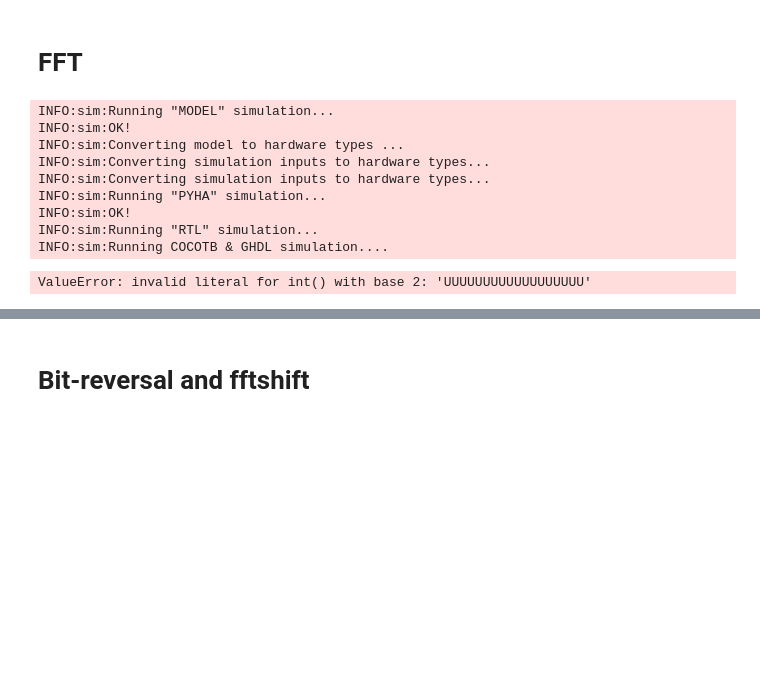
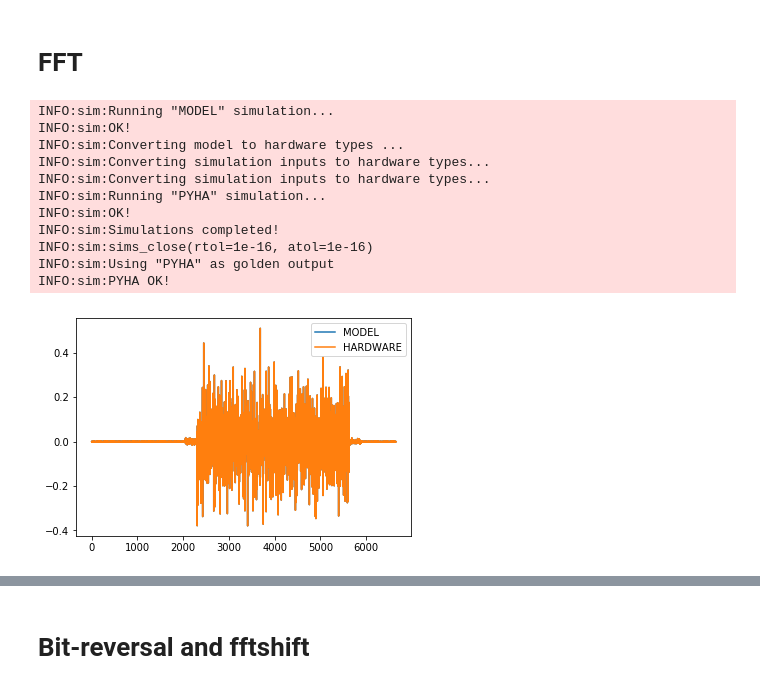
Before and after one commit to gasparka/pyhacores, a Jupyter notebook: under_construction/fft/doc/spectrogram.ipynb, the cells around one changed output, grey strips where cells are left out. Saved outputs shown, nothing was run; the diff lists cells and outputs as text; code cells hidden in the pictures; blank space fills up the shorter version.

```diff
--- a/under_construction/fft/doc/spectrogram.ipynb
+++ b/under_construction/fft/doc/spectrogram.ipynb
@@ -109,11 +130,8 @@ Block AVG SNR: 83.93815096129913
 # %%
 inp = np.array(sims['PYHA']) # input is the output of last block
 dut = R2SDF(fft_points)
-sims = simulate(dut, inp, simulations=['MODEL', 'PYHA'] + extra_sims)
+sims = simulate(dut, inp, simulations=sims, output_callback=DataWithIndex.unpack, input_callback=DataWithIndex.pack)
 assert hardware_sims_equal(sims)
-
-# fix fft gain
-sims['MODEL'] = np.array(sims['MODEL']) * dut.GAIN_CORRECTION
 # %% [output]
 INFO:sim:Running "MODEL" simulation...
 INFO:sim:OK!
@@ -122,14 +140,17 @@ INFO:sim:Converting simulation inputs to hardware types...
 INFO:sim:Converting simulation inputs to hardware types...
 INFO:sim:Running "PYHA" simulation...
 INFO:sim:OK!
-INFO:sim:Running "RTL" simulation...
-INFO:sim:Running COCOTB & GHDL simulation....
+INFO:sim:Simulations completed!
+INFO:sim:sims_close(rtol=1e-16, atol=1e-16)
+INFO:sim:Using "PYHA" as golden output
+INFO:sim:PYHA OK!
-ValueError: invalid literal for int() with base 2: 'UUUUUUUUUUUUUUUUUU'
 # %%
-plt.plot(sims['MODEL'], label='MODEL')
-plt.plot(sims['PYHA'], label='HARDWARE')
+plt.plot(np.hstack(sims['MODEL']).real, label='MODEL')
+plt.plot(np.hstack(sims['PYHA']).real, label='HARDWARE')
 plt.legend()
 plt.show()
+# %% [output]
+[figure, added]
 # %%
 snrs = snr(sims['MODEL'], sims['PYHA'])
 print(f'Block AVG SNR: {snrs}')
```
Also changed, not shown: parts of 27 cells of this notebook, 3 other files.
